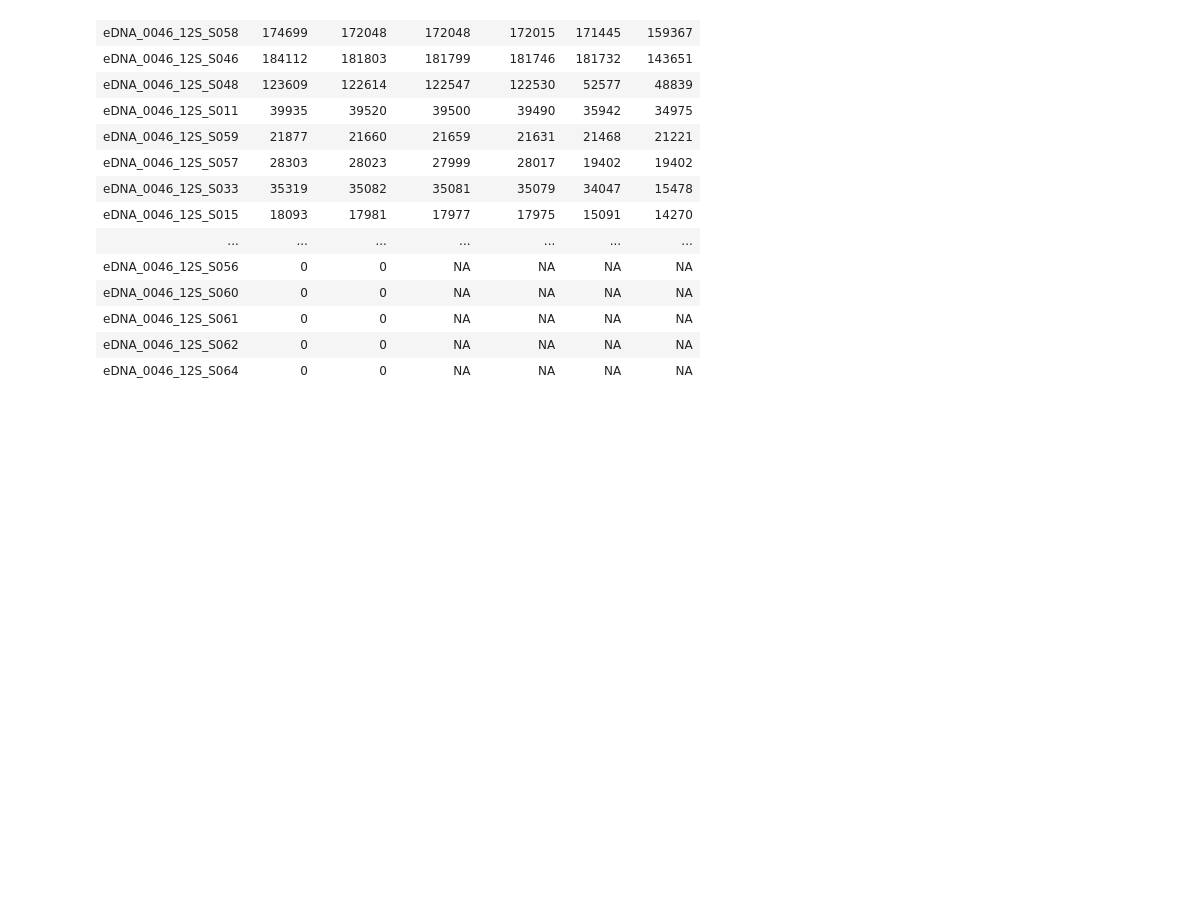
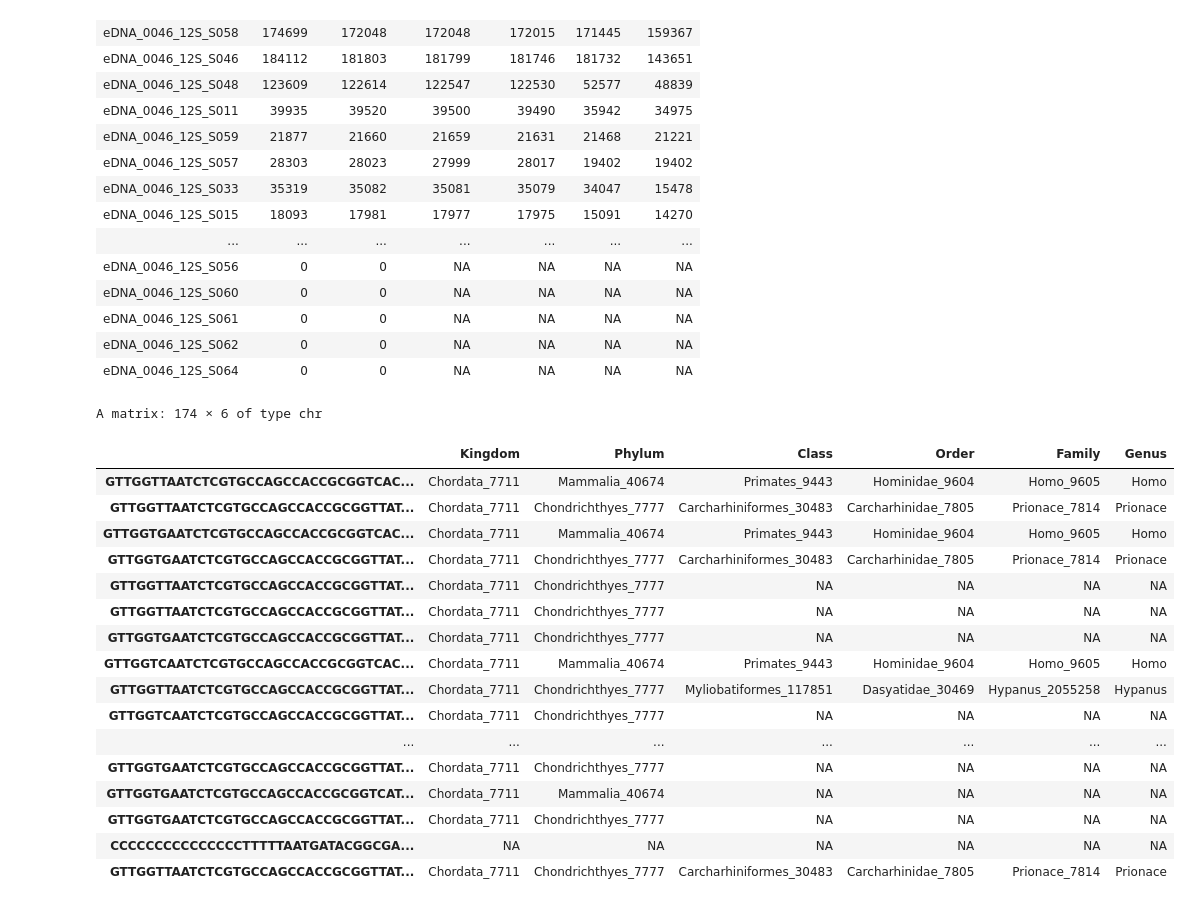
Before and after one commit to PiscatorX/Skunkworks, a Jupyter notebook: Shark_eDNA/DADA2_workflow.ipynb, the cells around one changed output. Drawn from its saved outputs; the diff is of its cells as text; code cells hidden in the pictures; blank space fills up the shorter version.

Commit message:
added taxa information

```diff
--- a/Shark_eDNA/DADA2_workflow.ipynb
+++ b/Shark_eDNA/DADA2_workflow.ipynb
@@ -341,5 +341,26 @@ write.table(seqtab_nochim, "12S_otu_table.tsv", sep = "\t")
 #MIDORI2_UNIQ_NUC_GB259_srRNA_DADA2.fasta.gz
 #only subsample of the database is used for speed
 taxa <- assignTaxonomy(seqtab_nochim, "MIDORI2_subsample.fasta.gz", multithread=TRUE)
+# %%
+taxa
+# %% [output]
+A matrix: 174 × 6 of type chr
+|  | Kingdom | Phylum | Class | Order | Family | Genus |
+| GTTGGTTAATCTCGTGCCAGCCACCGCGGTCAC... | Chordata_7711 | Mammalia_40674 | Primates_9443 | Hominidae_9604 | Homo_9605 | Homo |
+| GTTGGTTAATCTCGTGCCAGCCACCGCGGTTAT... | Chordata_7711 | Chondrichthyes_7777 | Carcharhiniformes_30483 | Carcharhinidae_7805 | Prionace_7814 | Prionace |
+| GTTGGTGAATCTCGTGCCAGCCACCGCGGTCAC... | Chordata_7711 | Mammalia_40674 | Primates_9443 | Hominidae_9604 | Homo_9605 | Homo |
+| GTTGGTGAATCTCGTGCCAGCCACCGCGGTTAT... | Chordata_7711 | Chondrichthyes_7777 | Carcharhiniformes_30483 | Carcharhinidae_7805 | Prionace_7814 | Prionace |
+| GTTGGTTAATCTCGTGCCAGCCACCGCGGTTAT... | Chordata_7711 | Chondrichthyes_7777 | NA | NA | NA | NA |
+| GTTGGTTAATCTCGTGCCAGCCACCGCGGTTAT... | Chordata_7711 | Chondrichthyes_7777 | NA | NA | NA | NA |
+| GTTGGTGAATCTCGTGCCAGCCACCGCGGTTAT... | Chordata_7711 | Chondrichthyes_7777 | NA | NA | NA | NA |
+| GTTGGTCAATCTCGTGCCAGCCACCGCGGTCAC... | Chordata_7711 | Mammalia_40674 | Primates_9443 | Hominidae_9604 | Homo_9605 | Homo |
+| GTTGGTTAATCTCGTGCCAGCCACCGCGGTTAT... | Chordata_7711 | Chondrichthyes_7777 | Myliobatiformes_117851 | Dasyatidae_30469 | Hypanus_2055258 | Hypanus |
+| GTTGGTCAATCTCGTGCCAGCCACCGCGGTTAT... | Chordata_7711 | Chondrichthyes_7777 | NA | NA | NA | NA |
+| ... | ... | ... | ... | ... | ... | ... |
+| GTTGGTGAATCTCGTGCCAGCCACCGCGGTTAT... | Chordata_7711 | Chondrichthyes_7777 | NA | NA | NA | NA |
+| GTTGGTGAATCTCGTGCCAGCCACCGCGGTCAT... | Chordata_7711 | Mammalia_40674 | NA | NA | NA | NA |
+| GTTGGTGAATCTCGTGCCAGCCACCGCGGTTAT... | Chordata_7711 | Chondrichthyes_7777 | NA | NA | NA | NA |
+| CCCCCCCCCCCCCCCTTTTTAATGATACGGCGA... | NA | NA | NA | NA | NA | NA |
+| GTTGGTTAATCTCGTGCCAGCCACCGCGGTTAT... | Chordata_7711 | Chondrichthyes_7777 | Carcharhiniformes_30483 | Carcharhinidae_7805 | Prionace_7814 | Prionace |
 # %%
 write.table(taxa, "12S_taxa_table.tsv", sep = "\t")
```
